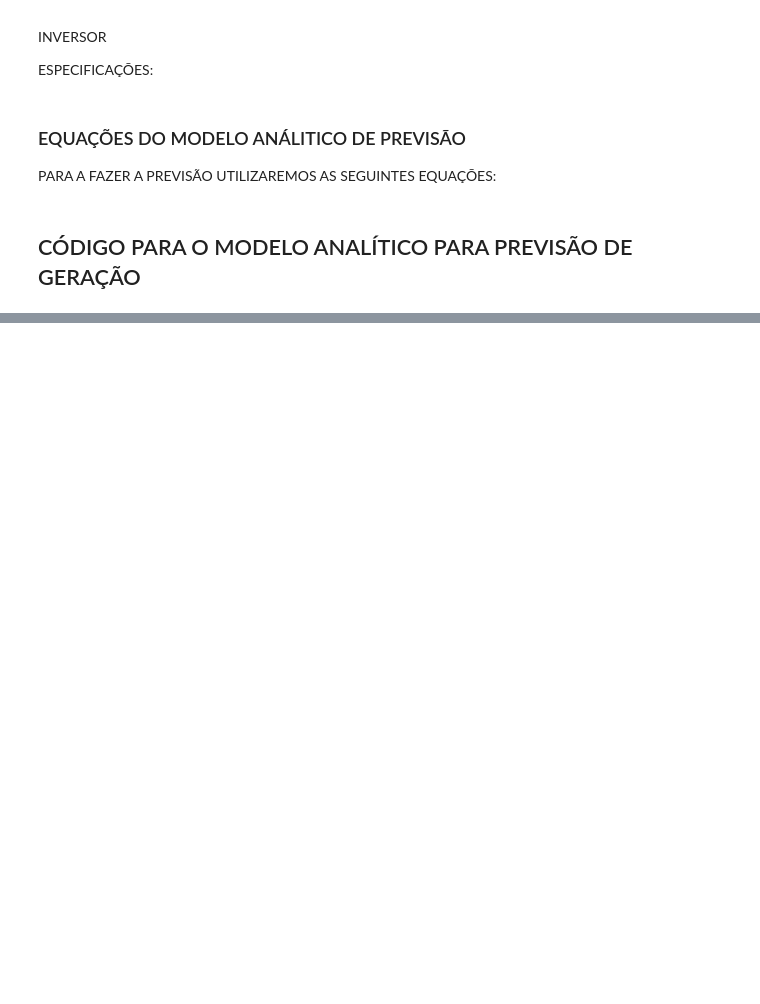
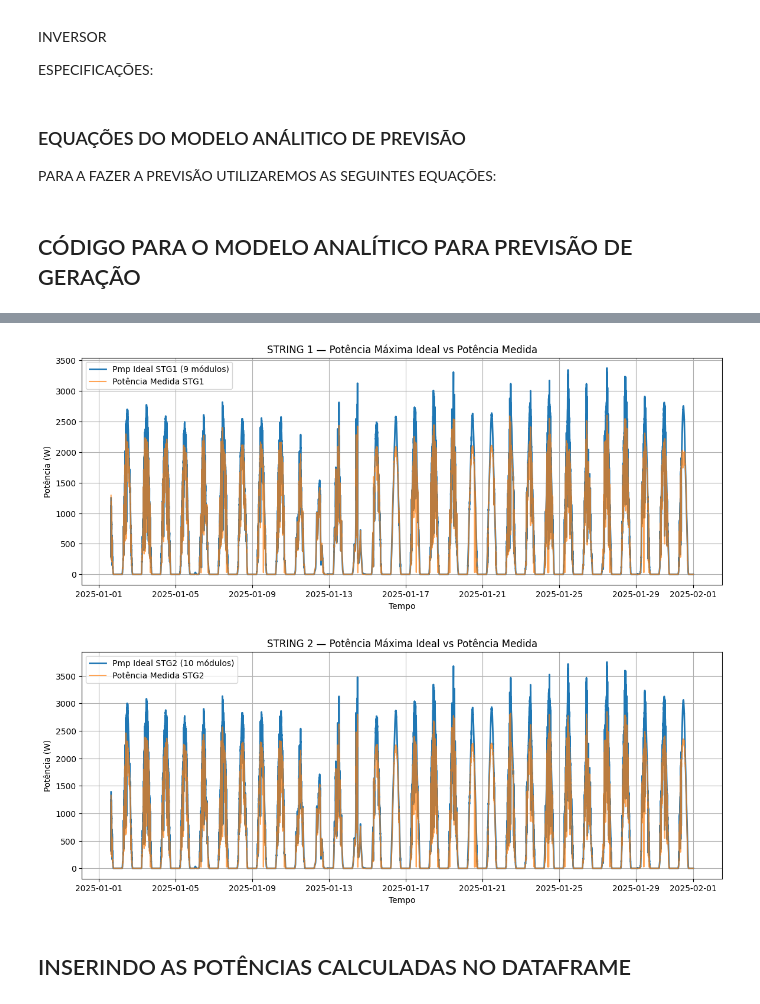
Before and after one commit to samuelrosendo/DTWIN-FV-UFAL, a Jupyter notebook: ANÁLISE_DE_DADOS_JAN_2025.ipynb, the cells around one changed output, grey strips where cells are left out. Drawn from its saved outputs; the diff is of its cells as text; code cells hidden in the pictures; blank space fills up the shorter version.

```diff
--- a/ANÁLISE_DE_DADOS_JAN_2025.ipynb
+++ b/ANÁLISE_DE_DADOS_JAN_2025.ipynb
@@ -447,0 +447,65 @@ Amostra de dados calculados:
+# %%
+import matplotlib.pyplot as plt
+
+
+# CONSTANTES DO SISTEMA FOTOVOLTAICO
+
+P_mod = 270          # potência nominal de cada módulo (W)
+H_STC = 1000         # irradiância nas condições padrão
+T_STC = 25           # temperatura STC
+gamma_mp = -0.004     # coeficiente térmico da potência (1/°C)
+
+
+# QUANTIDADE DE MÓDULOS POR STRING
+
+n_mod_stg1 = 9
+n_mod_stg2 = 10
+
+
+# CÁLCULO DA POTÊNCIA MÁXIMA IDEAL (Pmp)
+
+tabela_final["Pmp_STG1"] = (
+    (P_mod * n_mod_stg1) *
+    (tabela_final["Radiacao_Avg"] / H_STC) *
+    (1 - gamma_mp * (tabela_final["Temp_Cel_Avg"] - T_STC))
+)
+
+tabela_final["Pmp_STG2"] = (
+    (P_mod * n_mod_stg2) *
+    (tabela_final["Radiacao_Avg"] / H_STC) *
+    (1 - gamma_mp * (tabela_final["Temp_Cel_Avg"] - T_STC))
+)
+
+# Corrigir possíveis valores negativos devido a ruído noturno
+tabela_final["Pmp_STG1"] = tabela_final["Pmp_STG1"].clip(lower=0)
+tabela_final["Pmp_STG2"] = tabela_final["Pmp_STG2"].clip(lower=0)
+
+# GRÁFICO STRING 1
+
+plt.figure(figsize=(14,5))
+plt.plot(tabela_final.index, tabela_final["Pmp_STG1"], label="Pmp Ideal STG1 (9 módulos)", linewidth=2)
+plt.plot(tabela_final.index, tabela_final["Potencia_S1_Avg"], label="Potência Medida STG1", alpha=0.7)
+plt.title("STRING 1 — Potência Máxima Ideal vs Potência Medida")
+plt.xlabel("Tempo")
+plt.ylabel("Potência (W)")
+plt.grid(True)
+plt.legend()
+plt.show()
+
+
+# GRÁFICO STRING 2
+
+plt.figure(figsize=(14,5))
+plt.plot(tabela_final.index, tabela_final["Pmp_STG2"], label="Pmp Ideal STG2 (10 módulos)", linewidth=2)
+plt.plot(tabela_final.index, tabela_final["Potencia_S2_Avg"], label="Potência Medida STG2", alpha=0.7)
+plt.title("STRING 2 — Potência Máxima Ideal vs Potência Medida")
+plt.xlabel("Tempo")
+plt.ylabel("Potência (W)")
+plt.grid(True)
+plt.legend()
+plt.show()
+# %% [output]
+[figure, added]
+[figure, added]
+# %% [markdown]
+## INSERINDO AS POTÊNCIAS CALCULADAS NO DATAFRAME
```
Also changed, not shown: parts of 5 cells of this notebook.
